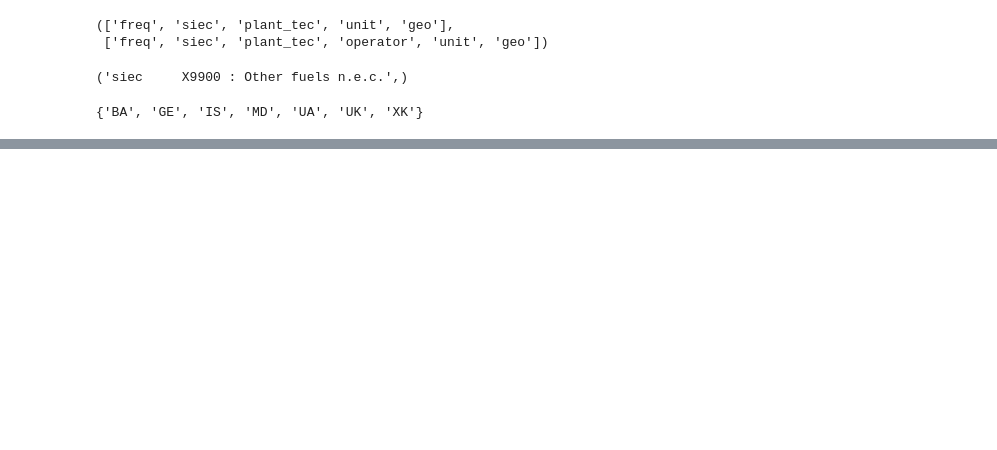
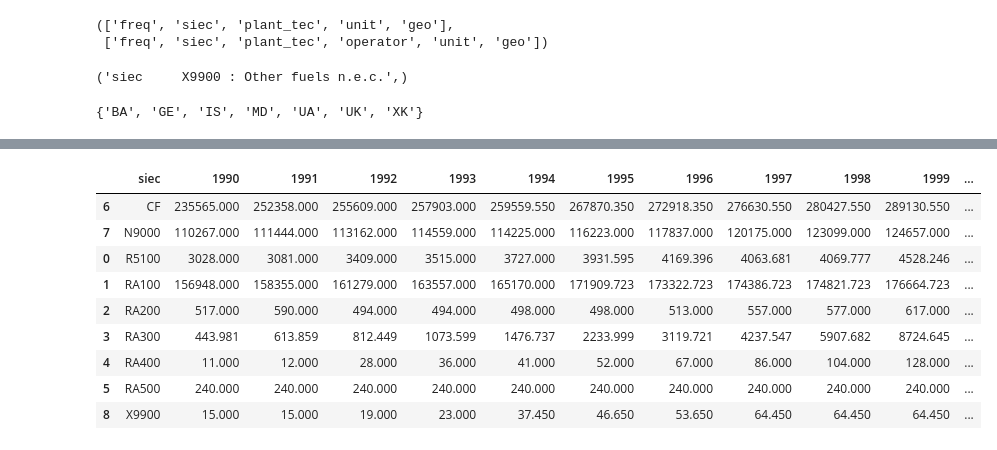
Before and after one commit to TilenG2/EU_Power_production, a Jupyter notebook: electrical_production.ipynb, the cells around one changed output, grey strips where cells are left out. Cells and saved outputs as stored; diff of their text form; code cells hidden in the pictures; blank space fills up the shorter version.

```diff
--- a/electrical_production.ipynb
+++ b/electrical_production.ipynb
@@ -138,0 +187,39 @@ data = eurostat.get_data(code_renewables, filter_pars=my_filter_pars)
+# %%
+####  ustvarjanje zdruzenega dataseta
+
+dictNeki = {}
+dictNeki['siec'] = []
+for year in range(1990, 2023):
+    dictNeki[str(year)] = []
+for siec in np.unique(pandas_data_renewables['siec']):
+    if siec in siec_not_to_include:
+        continue
+    dictNeki['siec'].append(siec)
+    con = np.logical_and(pandas_data_renewables['siec'] == siec, condition_2)
+    for year in range(1990, 2023):
+        dictNeki[str(year)].append(np.sum(pandas_data_renewables.loc[con][str(year)]))
+
+
+for siec in np.unique(pandas_data_other['siec']):
+    if siec in siec_not_to_include or siec in dictNeki['siec']:
+        continue
+    dictNeki['siec'].append(siec)
+    con = np.logical_and(pandas_data_other['siec'] == siec, condition_1)
+    for year in range(1990, 2023):
+        dictNeki[str(year)].append(np.sum(pandas_data_other.loc[con][str(year)]))
+
+vosta_energij_po_vrsti = pd.DataFrame(dictNeki)
+# %%
+vosta_energij_po_vrsti = vosta_energij_po_vrsti.sort_values('siec')
+vosta_energij_po_vrsti
+# %% [output]
+|  | siec | 1990 | 1991 | 1992 | 1993 | 1994 | 1995 | 1996 | 1997 | 1998 | 1999 | ... |
+| 6 | CF | 235565.000 | 252358.000 | 255609.000 | 257903.000 | 259559.550 | 267870.350 | 272918.350 | 276630.550 | 280427.550 | 289130.550 | ... |
+| 7 | N9000 | 110267.000 | 111444.000 | 113162.000 | 114559.000 | 114225.000 | 116223.000 | 117837.000 | 120175.000 | 123099.000 | 124657.000 | ... |
+| 0 | R5100 | 3028.000 | 3081.000 | 3409.000 | 3515.000 | 3727.000 | 3931.595 | 4169.396 | 4063.681 | 4069.777 | 4528.246 | ... |
+| 1 | RA100 | 156948.000 | 158355.000 | 161279.000 | 163557.000 | 165170.000 | 171909.723 | 173322.723 | 174386.723 | 174821.723 | 176664.723 | ... |
+| 2 | RA200 | 517.000 | 590.000 | 494.000 | 494.000 | 498.000 | 498.000 | 513.000 | 557.000 | 577.000 | 617.000 | ... |
+| 3 | RA300 | 443.981 | 613.859 | 812.449 | 1073.599 | 1476.737 | 2233.999 | 3119.721 | 4237.547 | 5907.682 | 8724.645 | ... |
+| 4 | RA400 | 11.000 | 12.000 | 28.000 | 36.000 | 41.000 | 52.000 | 67.000 | 86.000 | 104.000 | 128.000 | ... |
+| 5 | RA500 | 240.000 | 240.000 | 240.000 | 240.000 | 240.000 | 240.000 | 240.000 | 240.000 | 240.000 | 240.000 | ... |
+| 8 | X9900 | 15.000 | 15.000 | 19.000 | 23.000 | 37.450 | 46.650 | 53.650 | 64.450 | 64.450 | 64.450 | ... |
```
Also changed, not shown: parts of 18 cells of this notebook.
